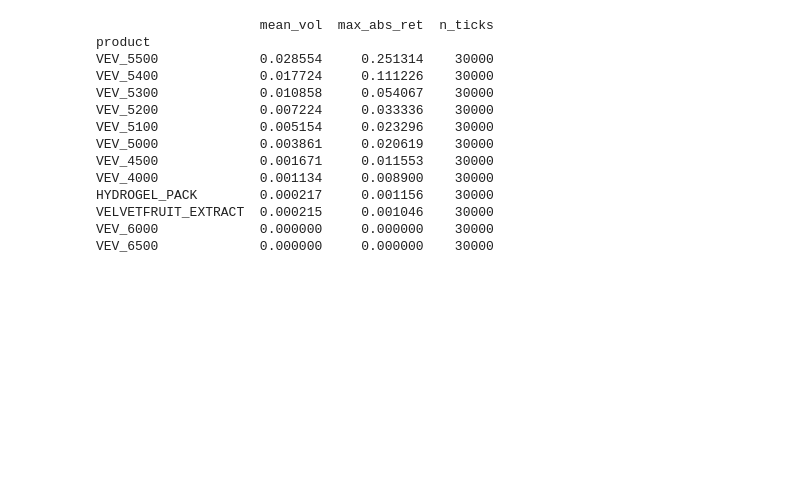
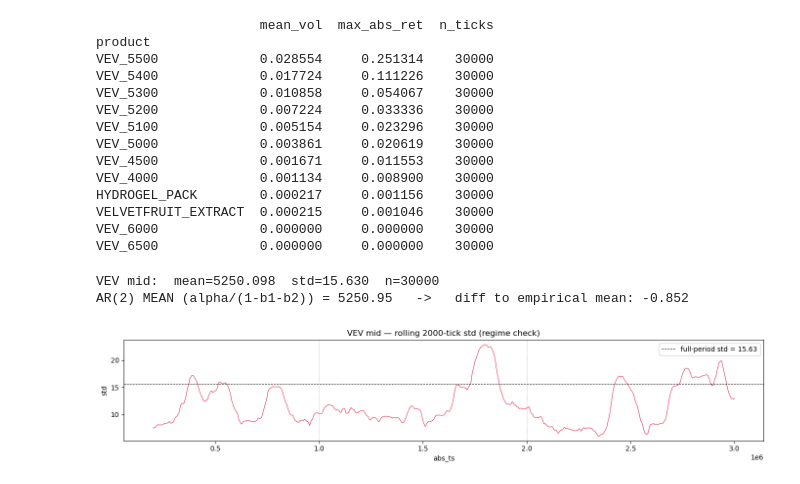
Before and after one commit to nikaslukyanov/kernel_trick, a Jupyter notebook: ROUND3/round3_analysis.ipynb, the cells around one changed output. Drawn from its saved outputs; the diff is of its cells as text; code cells hidden in the pictures; blank space fills up the shorter version.

```diff
--- a/ROUND3/round3_analysis.ipynb
+++ b/ROUND3/round3_analysis.ipynb
@@ -113,6 +128,31 @@ HYDROGEL_PACK        0.000217     0.001156    30000
 VELVETFRUIT_EXTRACT  0.000215     0.001046    30000
 VEV_6000             0.000000     0.000000    30000
 VEV_6500             0.000000     0.000000    30000
+# %%
+# VEV_STD for engine_ab.py — std dev of VELVETFRUIT_EXTRACT mid over full 3-day period.
+# Used in Engine A skew formula: raw_skew = (fair_value - MEAN) / VEV_STD * SKEW_MAX
+vev = prices[prices['product'] == 'VELVETFRUIT_EXTRACT'].sort_values('abs_ts')
+vev_mid = vev['mid_price']
+VEV_MEAN = vev_mid.mean()
+VEV_STD  = vev_mid.std()
+print(f'VEV mid:  mean={VEV_MEAN:.3f}  std={VEV_STD:.3f}  n={len(vev_mid)}')
+print(f'AR(2) MEAN (alpha/(1-b1-b2)) = 5250.95   ->   diff to empirical mean: {VEV_MEAN - 5250.95:+.3f}')
+
+# rolling std diagnostic — flag regime shifts
+roll_std = vev_mid.rolling(2000).std()
+fig, ax = plt.subplots(figsize=(14, 3))
+ax.plot(vev['abs_ts'].values, roll_std.values, lw=0.7, color='crimson')
+ax.axhline(VEV_STD, color='k', ls='--', lw=0.8, label=f'full-period std = {VEV_STD:.2f}')
+for sep in [1_000_000, 2_000_000]:
+    ax.axvline(sep, color='grey', ls=':', lw=0.6)
+ax.set_title('VEV mid — rolling 2000-tick std (regime check)')
+ax.set_xlabel('abs_ts'); ax.set_ylabel('std')
+ax.legend()
+plt.tight_layout(); plt.show()
+# %% [output]
+VEV mid:  mean=5250.098  std=15.630  n=30000
+AR(2) MEAN (alpha/(1-b1-b2)) = 5250.95   ->   diff to empirical mean: -0.852
+[figure, added]
 # %%
 '''
 # --- SETTINGS & MODELS ---
```
Also changed, not shown: parts of 2 cells of this notebook, 2 other files.
